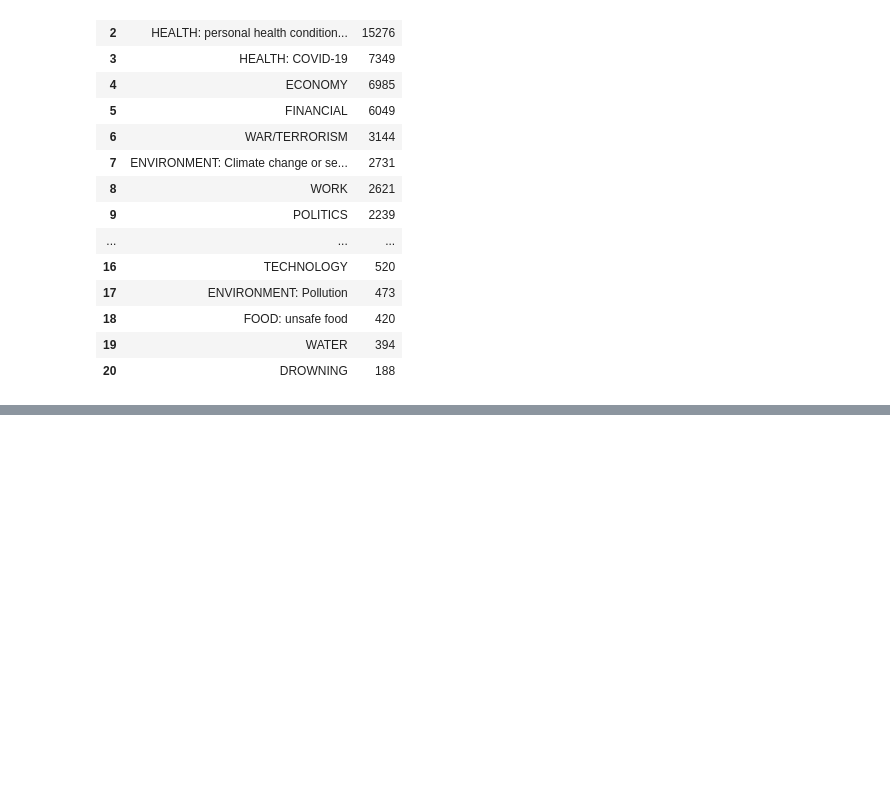
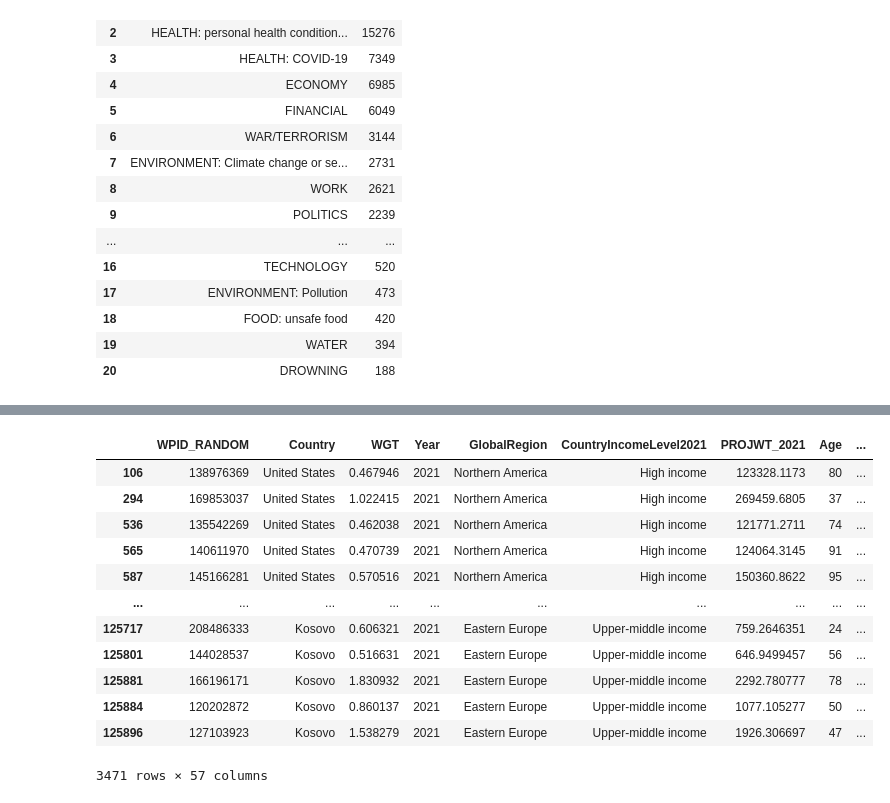
Before and after one commit to eemchadwick/natural_disasters, a Jupyter notebook: notebooks/natural disasters.ipynb, the cells around one changed output, grey strips where cells are left out. Saved outputs shown, nothing was run; the diff lists cells and outputs as text; code cells hidden in the pictures; blank space fills up the shorter version.

```diff
--- a/notebooks/natural disasters.ipynb
+++ b/notebooks/natural disasters.ipynb
@@ -1900,0 +1968,18 @@ plt.xticks(rotation=45, ha='right')
+# %%
+#creating dataframe of people for whom disasters are greatest risk
+disaster_risk = survey[survey['greatest_risk'].isin(['ENVIRONMENT: Climate change or severe weather', 'ENVIRONMENT: Non-weather-related disasters'])]
+disaster_risk
+# %% [output]
+|  | WPID_RANDOM | Country | WGT | Year | GlobalRegion | CountryIncomeLevel2021 | PROJWT_2021 | Age | ... |
+| 106 | 138976369 | United States | 0.467946 | 2021 | Northern America | High income | 123328.1173 | 80 | ... |
+| 294 | 169853037 | United States | 1.022415 | 2021 | Northern America | High income | 269459.6805 | 37 | ... |
+| 536 | 135542269 | United States | 0.462038 | 2021 | Northern America | High income | 121771.2711 | 74 | ... |
+| 565 | 140611970 | United States | 0.470739 | 2021 | Northern America | High income | 124064.3145 | 91 | ... |
+| 587 | 145166281 | United States | 0.570516 | 2021 | Northern America | High income | 150360.8622 | 95 | ... |
+| ... | ... | ... | ... | ... | ... | ... | ... | ... | ... |
+| 125717 | 208486333 | Kosovo | 0.606321 | 2021 | Eastern Europe | Upper-middle income | 759.2646351 | 24 | ... |
+| 125801 | 144028537 | Kosovo | 0.516631 | 2021 | Eastern Europe | Upper-middle income | 646.9499457 | 56 | ... |
+| 125881 | 166196171 | Kosovo | 1.830932 | 2021 | Eastern Europe | Upper-middle income | 2292.780777 | 78 | ... |
+| 125884 | 120202872 | Kosovo | 0.860137 | 2021 | Eastern Europe | Upper-middle income | 1077.105277 | 50 | ... |
+| 125896 | 127103923 | Kosovo | 1.538279 | 2021 | Eastern Europe | Upper-middle income | 1926.306697 | 47 | ... |
+3471 rows × 57 columns
```
Also changed, not shown: parts of 15 cells of this notebook, 1 other file.
